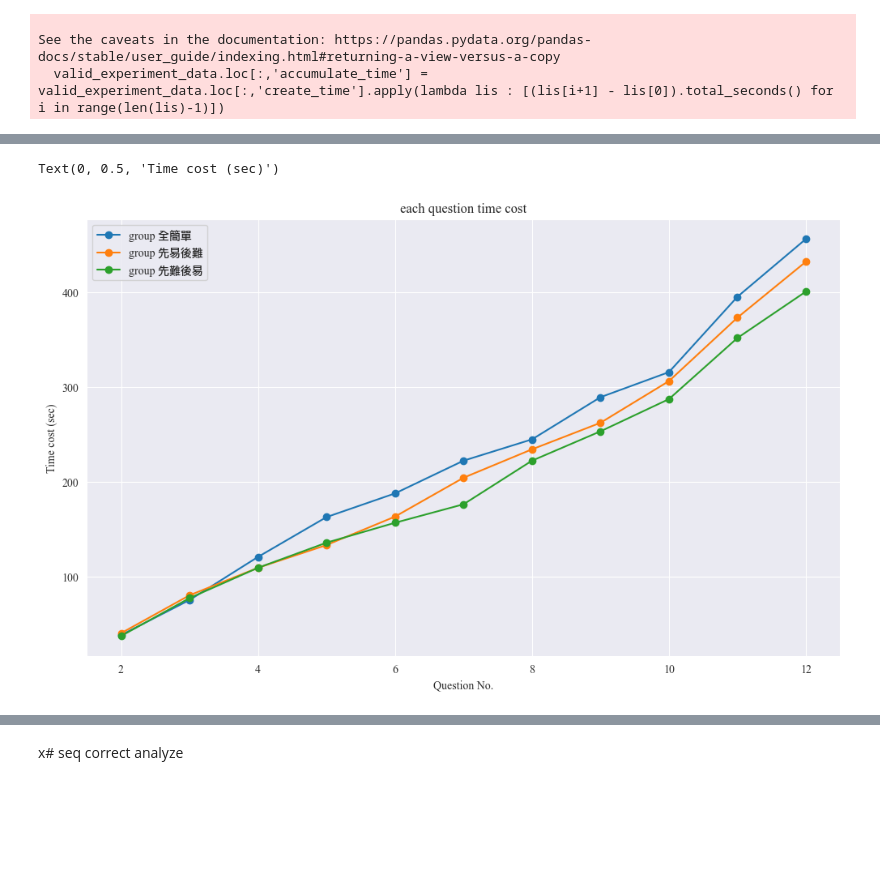
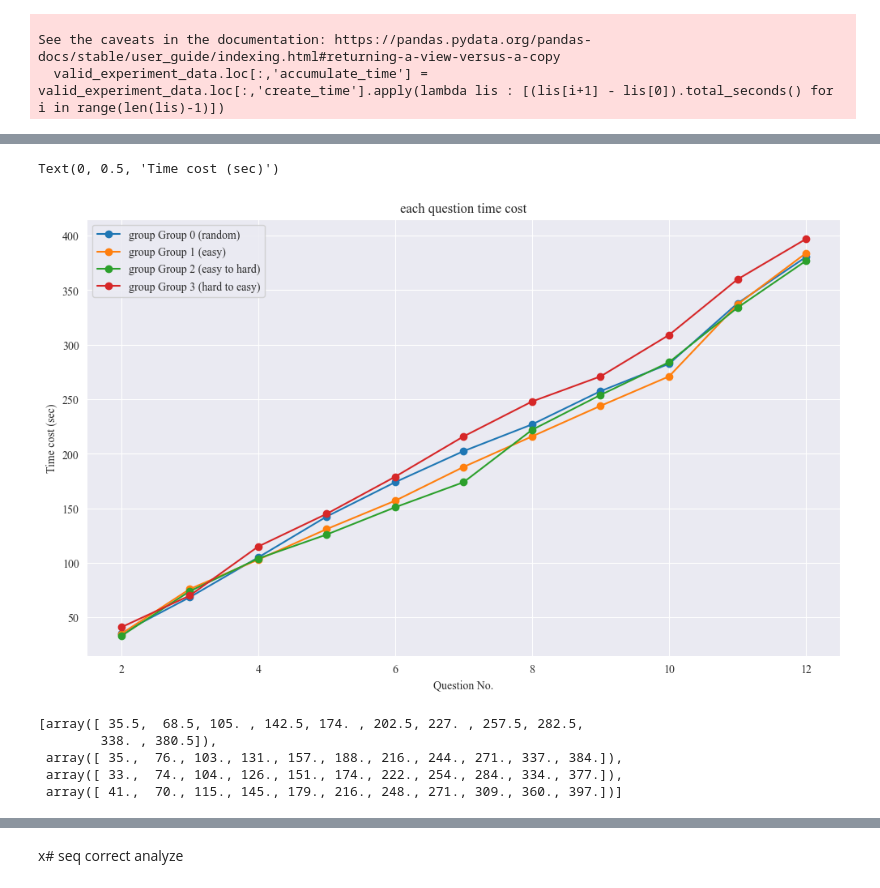
Before and after one commit to marsneko/PaGamO, a Jupyter notebook: analyze/experiment_data_analyze.ipynb, the cells around one changed output, grey strips where cells are left out. Cells and saved outputs as stored; diff of their text form; code cells hidden in the pictures; blank space fills up the shorter version.

```diff
--- a/analyze/experiment_data_analyze.ipynb
+++ b/analyze/experiment_data_analyze.ipynb
@@ -176,7 +237,7 @@ Name: count, dtype: int64
 
 
 long_data['q_len'] = long_data.is_correct.apply(lambda x: len(x))
-long_data = long_data.query('session_id == 1')
+#long_data = long_data.query('session_id == 1')
 long_data['experiment_mode'] = long_data['experiment_mode'].fillna(-1)
 long_data.groupby('experiment_mode').describe()
 long_data['create_at'] = long_data.create_time.apply(lambda x : x[0])
@@ -500,12 +565,15 @@ See the caveats in the documentation: https://pandas.pydata.org/pandas-docs/stab
 # %% [markdown]
 # Results
 # %%
-raw_experiment_data_f12corr = raw_experiment_data.query('seq_valid_less12inc == True')
+raw_experiment_data_f12corr = raw_experiment_data.query('seq_valid_less12inc == True').copy()
 plt.figure(figsize=(10,5))
+drop_rate_lis = []
 for g in [0,1,2,3]:
     plt.plot([i+1 for i in range(12)],[len(raw_experiment_data_f12corr.query(f'q_len >= {i+1} and experiment_mode == {g}').index)/len(raw_experiment_data_f12corr.query(f'experiment_mode == {g}').index) for i in range(12)],label = f'group {group_translate[g]}',marker = 'o')
+for q in [5,9,11]:
+    raw_experiment_data_f12corr.loc[:,f'q{q+1}_exist'] = raw_experiment_data_f12corr.loc[:,'q_len'].apply(lambda x : x>q)
 plt.legend()
-plt.title('Omission Rate')
+plt.title('Drop Rate')
 plt.ylabel('Rate')
-plt.xlabel('Question NO.')
+plt.xlabel('Question No.')
 # %% [output]
@@ -525,6 +722,7 @@ Name: count, dtype: int64
 # %% [markdown]
 # make stack bar plot
 # %%
+
 # 1. 計算每組的難度分佈比例
 def did_analyze(df: pd.DataFrame, baseline: int, target: list):
     recode_dict = {f'q_{target[0]}_corr': 0, f'q_{target[1]}_corr': 1}
@@ -572,13 +770,14 @@ axs = axs.flatten()
 x = np.arange(1, 13)  # 題號 1–12
 levels = (1, 2, 3)
 
-for i, (mode, props) in enumerate(diff_props.items()):
-    ax = axs[i]
+for mode in  [0,1,2,3]:
+    props = diff_props.get(mode)
+    ax = axs[mode]
     bottom = np.zeros_like(x, dtype=float)
     for lvl in levels:
         ax.bar(x, props[lvl], bottom=bottom, label=f'Level {lvl}')
         bottom += props[lvl]
-    ax.set_title(f'Group {group_translate[mode]}')
+    ax.set_title(f'Group {int(mode)}')
     ax.set_xticks(x)
     ax.set_xlabel('Question Number')
     ax.set_ylabel('Proportion')
@@ -878,10 +1077,10 @@ for g, lis in zip([1, 2, 3], qtime[1:4]):
     for xi, yi, m in zip(x, y, marker_seqs[g]):
         if m == 'o':
             color = 'C0'
-            label = '簡單'
+            label = 'easy'
         elif m == '^':
             color = 'C1'
-            label = '難'
+            label = 'hard'
         else:
             color = 'black'
             label = None
@@ -904,14 +1103,22 @@ for g, lis in zip([1, 2, 3], qtime[1:4]):
 # %%
 acctime = anstime_analyze(valid_experiment_data,groups = [0,1,2,3],col = 'accumulate_time',q_len=12)
 
 # plot results
 plt.figure(figsize=(12,7))
-for g,lis in zip([1,2,3],acctime):
+for g,lis in zip([0,1,2,3],acctime):
     plt.plot([i+2 for i in range(11)],lis,label = f'group {group_translate[g]}',marker = "o")
 plt.title('each question time cost')
 plt.legend()
 plt.xlabel('Question No.')
 plt.ylabel('Time cost (sec)')
 # %% [output]
 Text(0, 0.5, 'Time cost (sec)')
-[figure, old version]
+[figure, new version]
+# %%
+acctime
+# %% [output]
+[array([ 35.5,  68.5, 105. , 142.5, 174. , 202.5, 227. , 257.5, 282.5,
+        338. , 380.5]),
+ array([ 35.,  76., 103., 131., 157., 188., 216., 244., 271., 337., 384.]),
+ array([ 33.,  74., 104., 126., 151., 174., 222., 254., 284., 334., 377.]),
+ array([ 41.,  70., 115., 145., 179., 216., 248., 271., 309., 360., 397.])]
```
Also changed, not shown: parts of 39 cells of this notebook, 11 other files.
